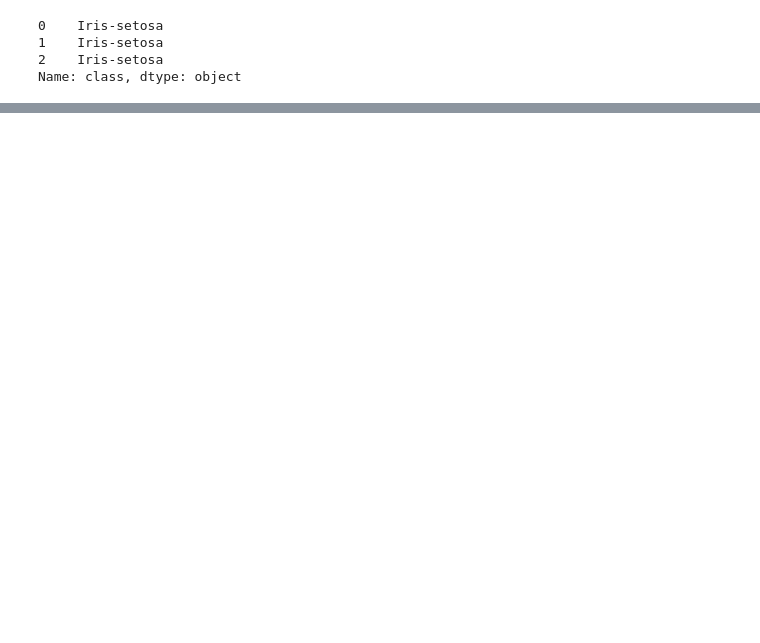
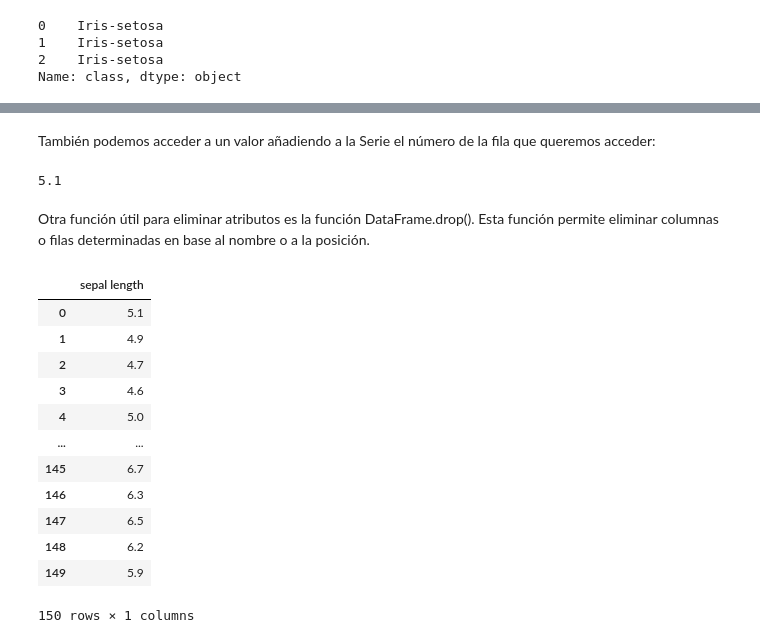
Before and after one commit to angelbujalance/Formacion-Pandas, a Jupyter notebook: formacion_pandas_acc-song.ipynb, the cells around one changed output, grey strips where cells are left out. Saved outputs shown, nothing was run; the diff lists cells and outputs as text; code cells hidden in the pictures; blank space fills up the shorter version.

```diff
--- a/formacion_pandas_acc-song.ipynb
+++ b/formacion_pandas_acc-song.ipynb
@@ -199,0 +208,6 @@ Name: class, dtype: object
+# %%
+cols = ['sepal length', 'sepal width']
+
+sepal = iris[cols]
+
+sepal.head()
@@ -199,0 +221,24 @@ Name: class, dtype: object
+# %% [markdown]
+También podemos acceder a un valor añadiendo a la Serie el número de la fila que queremos acceder:
+# %%
+iris['sepal length'][0]
+# %% [output]
+5.1
+# %% [markdown]
+Otra función útil para eliminar atributos es la función DataFrame.drop(). Esta función permite eliminar columnas o filas determinadas en base al nombre o a la posición.
+# %%
+sepal.drop(columns=['sepal width']) # drop by column
+# %% [output]
+|  | sepal length |
+| 0 | 5.1 |
+| 1 | 4.9 |
+| 2 | 4.7 |
+| 3 | 4.6 |
+| 4 | 5.0 |
+| ... | ... |
+| 145 | 6.7 |
+| 146 | 6.3 |
+| 147 | 6.5 |
+| 148 | 6.2 |
+| 149 | 5.9 |
+150 rows × 1 columns
```
Also changed, not shown: parts of 8 cells of this notebook.
